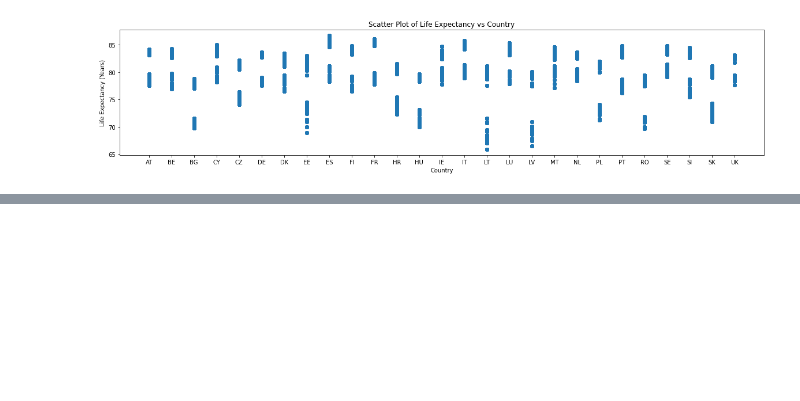
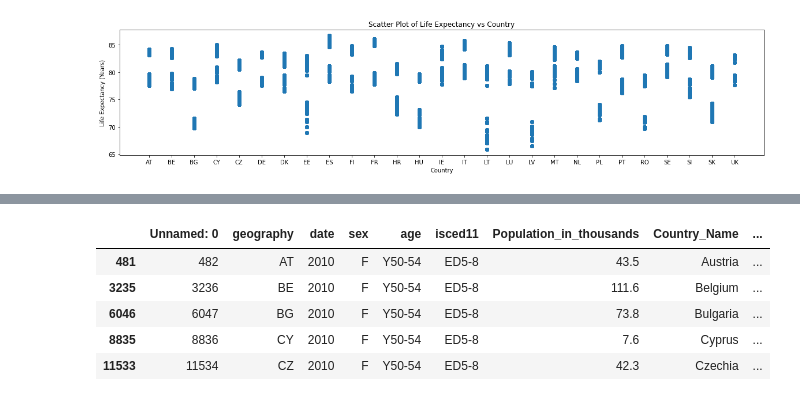
Before and after one commit to ywu223/Capstone1_Compsognathus, a Jupyter notebook: project1john.ipynb, the cells around one changed output, grey strips where cells are left out. Saved outputs shown, nothing was run; the diff lists cells and outputs as text; code cells hidden in the pictures; blank space fills up the shorter version.

```diff
--- a/project1john.ipynb
+++ b/project1john.ipynb
@@ -76,0 +51,29 @@ KeyboardInterrupt:
+# %%
+# fitler data for 2010, female, ED5-8 and 50-54 year olds
+
+filtered_2010 = life_expectancy_at_birth_df.query('date == 2010')
+
+filtered_2010_female = filtered_2010.sex.str.contains('F')
+
+filtered_2010_female_df = filtered_2010[filtered_2010_female]
+
+filtered_2010_female_ED5_8 = filtered_2010_female_df.isced11.str.contains('ED5-8')
+
+filtered_2010_female_ED5_8_df = filtered_2010_female_df[filtered_2010_female_ED5_8]
+
+filtered_2010_female_ED5_8_Y50_54 = filtered_2010_female_ED5_8_df.age.str.contains('Y50-54')
+
+filtered_2010_female_ED5_8_Y50_54_df = filtered_2010_female_ED5_8_df[filtered_2010_female_ED5_8_Y50_54]
+
+filtered_2010_female_ED5_8_Y50_54_geo = filtered_2010_female_ED5_8_Y50_54_df.geography.str.contains('')
+
+filtered_2010_female_ED5_8_Y50_54_geo_df = filtered_2010_female_ED5_8_Y50_54_df[filtered_2010_female_ED5_8_Y50_54_geo]
+
+filtered_2010_female_ED5_8_Y50_54_geo_df.head()
+# %% [output]
+|  | Unnamed: 0 | geography | date | sex | age | isced11 | Population_in_thousands | Country_Name | ... |
+| 481 | 482 | AT | 2010 | F | Y50-54 | ED5-8 | 43.5 | Austria | ... |
+| 3235 | 3236 | BE | 2010 | F | Y50-54 | ED5-8 | 111.6 | Belgium | ... |
+| 6046 | 6047 | BG | 2010 | F | Y50-54 | ED5-8 | 73.8 | Bulgaria | ... |
+| 8835 | 8836 | CY | 2010 | F | Y50-54 | ED5-8 | 7.6 | Cyprus | ... |
+| 11533 | 11534 | CZ | 2010 | F | Y50-54 | ED5-8 | 42.3 | Czechia | ... |
```
Also changed, not shown: parts of 9 cells of this notebook.
